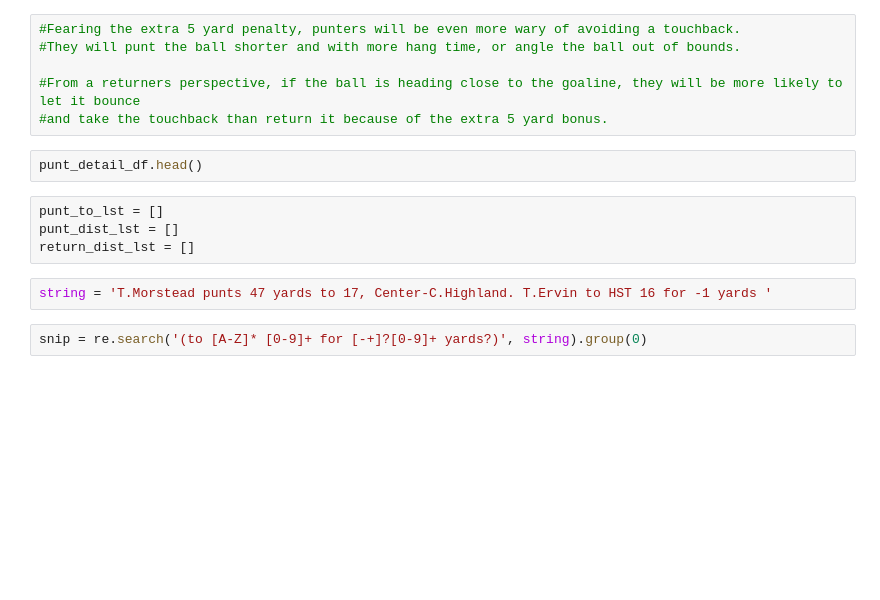
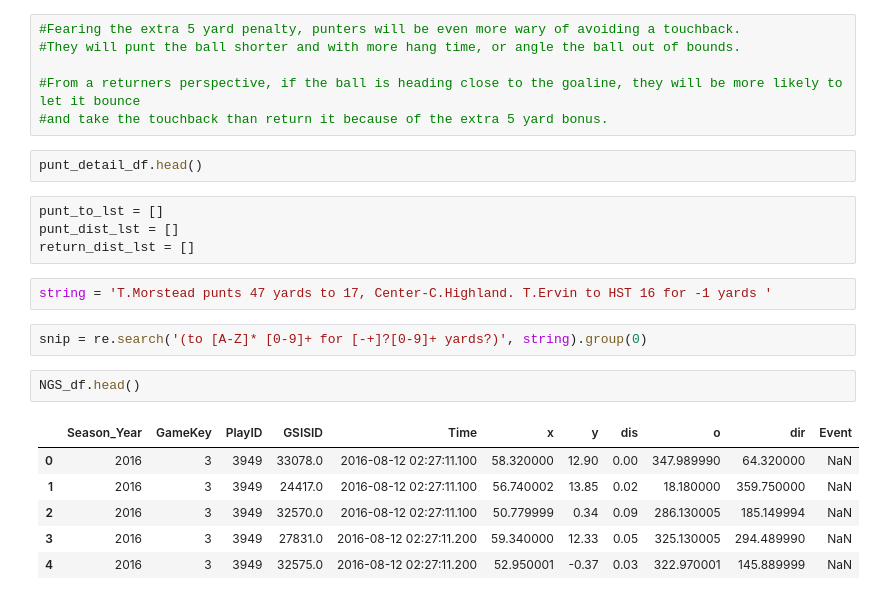
Before and after one commit to mtodisco10/nfl-punt-analytics, a Jupyter notebook: nfl_punt_script.ipynb, the cells around one changed output. Cells and saved outputs as stored; diff of their text form; blank space fills up the shorter version.

```diff
--- a/nfl_punt_script.ipynb
+++ b/nfl_punt_script.ipynb
@@ -768,3 +822,12 @@ return_dist_lst = []
 string = 'T.Morstead punts 47 yards to 17, Center-C.Highland. T.Ervin to HST 16 for -1 yards '
 # %%
 snip = re.search('(to [A-Z]* [0-9]+ for [-+]?[0-9]+ yards?)', string).group(0)
+# %%
+NGS_df.head()
+# %% [output]
+|  | Season_Year | GameKey | PlayID | GSISID | Time | x | y | dis | o | dir | Event |
+| 0 | 2016 | 3 | 3949 | 33078.0 | 2016-08-12 02:27:11.100 | 58.320000 | 12.90 | 0.00 | 347.989990 | 64.320000 | NaN |
+| 1 | 2016 | 3 | 3949 | 24417.0 | 2016-08-12 02:27:11.100 | 56.740002 | 13.85 | 0.02 | 18.180000 | 359.750000 | NaN |
+| 2 | 2016 | 3 | 3949 | 32570.0 | 2016-08-12 02:27:11.100 | 50.779999 | 0.34 | 0.09 | 286.130005 | 185.149994 | NaN |
+| 3 | 2016 | 3 | 3949 | 27831.0 | 2016-08-12 02:27:11.200 | 59.340000 | 12.33 | 0.05 | 325.130005 | 294.489990 | NaN |
+| 4 | 2016 | 3 | 3949 | 32575.0 | 2016-08-12 02:27:11.200 | 52.950001 | -0.37 | 0.03 | 322.970001 | 145.889999 | NaN |
```
Also changed, not shown: parts of 16 cells of this notebook.
